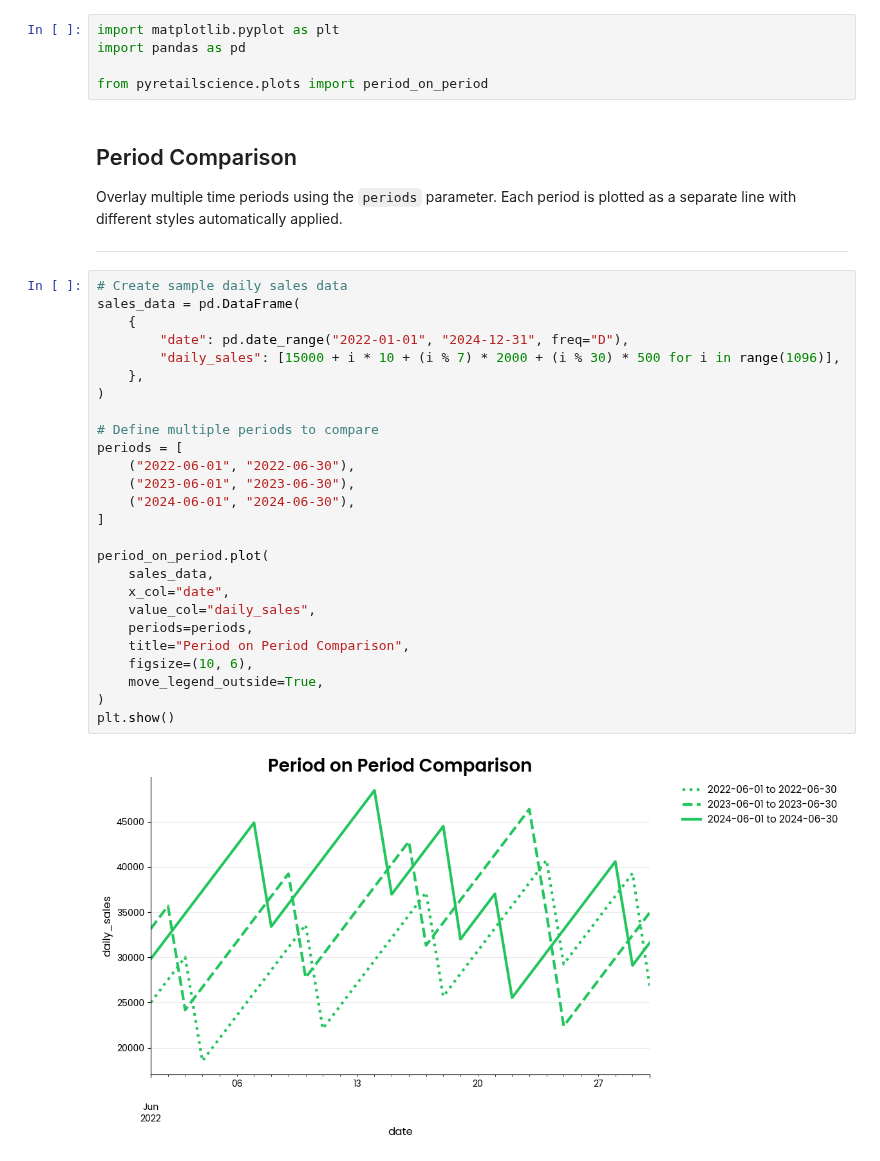
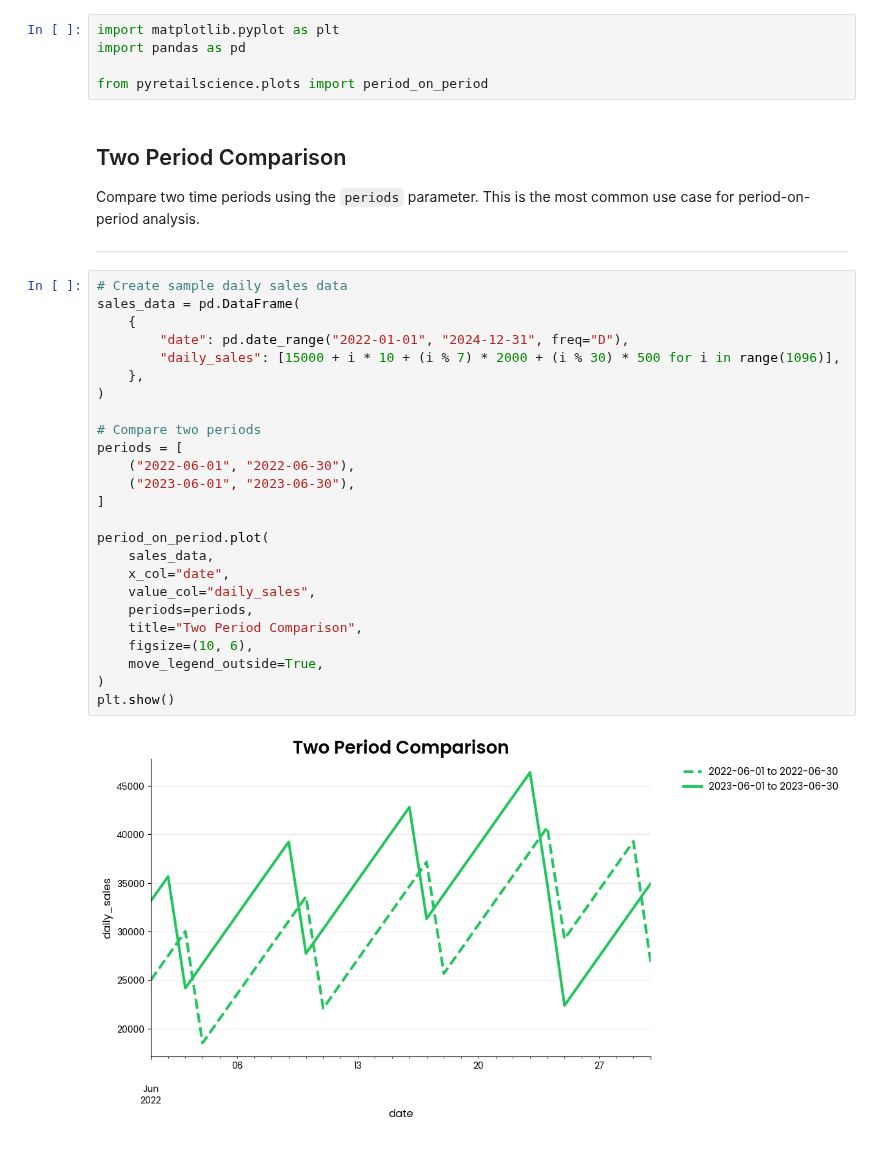
Before and after one commit to Data-Simply/pyretailscience, a Jupyter notebook: docs/gallery/plots/period_on_period.ipynb, the cells around one changed output. Drawn from its saved outputs; the diff is of its cells as text.

```diff
--- a/docs/gallery/plots/period_on_period.ipynb
+++ b/docs/gallery/plots/period_on_period.ipynb
@@ -13,37 +13,36 @@ import matplotlib.pyplot as plt
 import pandas as pd
 
 from pyretailscience.plots import period_on_period
-# %% [markdown]
-## Period Comparison
-
-Overlay multiple time periods using the `periods` parameter. Each period is plotted as a separate line with different styles automatically applied.
-
----
+# %% [markdown]
+## Two Period Comparison
+
+Compare two time periods using the `periods` parameter. This is the most common use case for period-on-period analysis.
+
+---
 # %%
 # Create sample daily sales data
 sales_data = pd.DataFrame(
     {
         "date": pd.date_range("2022-01-01", "2024-12-31", freq="D"),
         "daily_sales": [15000 + i * 10 + (i % 7) * 2000 + (i % 30) * 500 for i in range(1096)],
     },
 )
 
-# Define multiple periods to compare
+# Compare two periods
 periods = [
     ("2022-06-01", "2022-06-30"),
     ("2023-06-01", "2023-06-30"),
-    ("2024-06-01", "2024-06-30"),
 ]
 
 period_on_period.plot(
     sales_data,
     x_col="date",
     value_col="daily_sales",
     periods=periods,
-    title="Period on Period Comparison",
+    title="Two Period Comparison",
     figsize=(10, 6),
     move_legend_outside=True,
 )
 plt.show()
 # %% [output]
-[figure, old version]
+[figure, new version]
```
Also changed, not shown: parts of 2 cells of this notebook, 1 other file.
